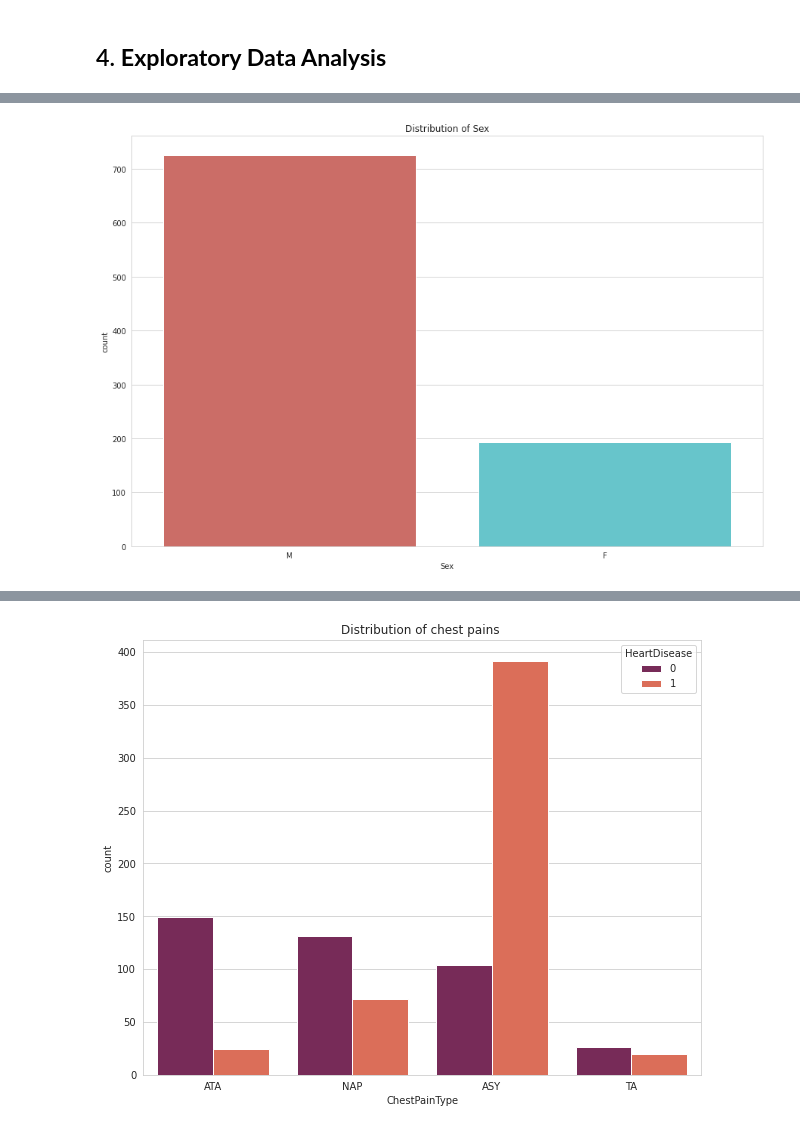
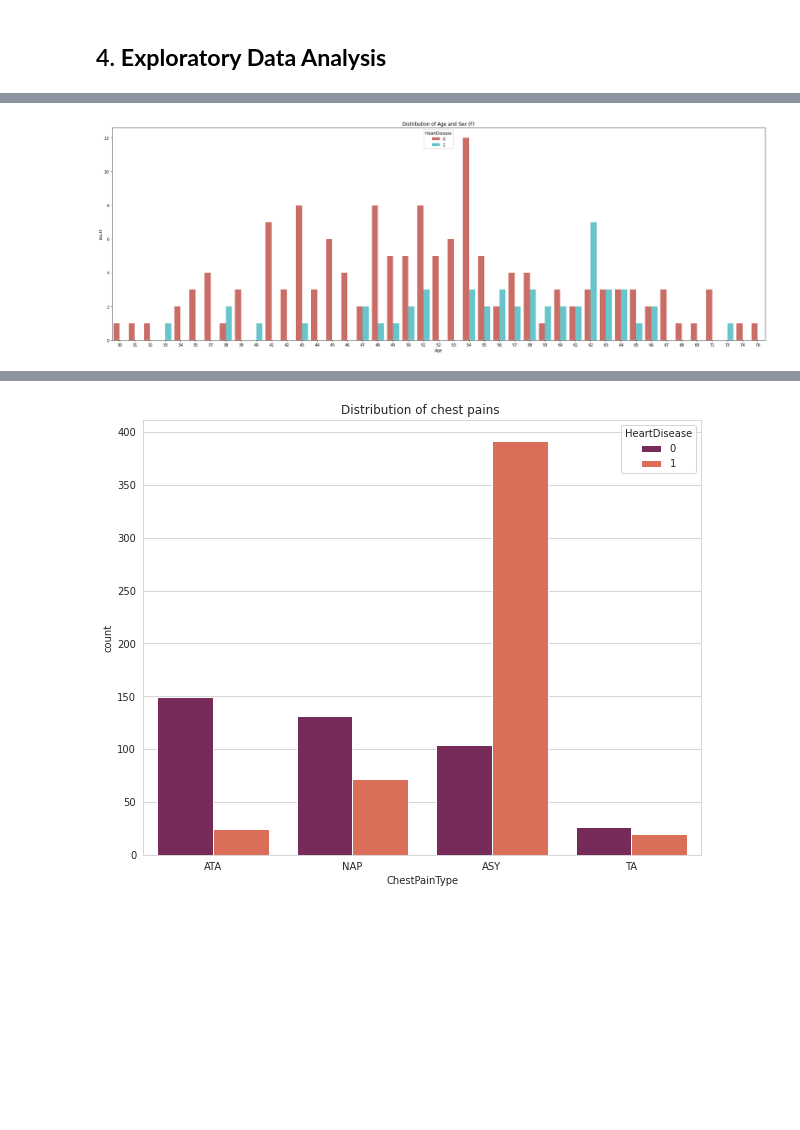
Before and after one commit to Nokulunga77/Heart-Failure-kaggle, a Jupyter notebook: Heart_Failure.ipynb, the cells around one changed output, grey strips where cells are left out. Cells and saved outputs as stored; diff of their text form; code cells hidden in the pictures; blank space fills up the shorter version.

```diff
--- a/Heart_Failure.ipynb
+++ b/Heart_Failure.ipynb
@@ -115,7 +237,7 @@ Name: HeartDisease, dtype: int64
 ## 4. **Exploratory Data Analysis**
 # %%
 from matplotlib import rcParams
-sns.countplot(x = 'Age', data = df, palette="hls")
-rcParams['figure.figsize'] = 25,10
-plt.title("Distribution of Age");
+sns.countplot(x = 'Age', data = df[df['Sex'] == 'M'], palette="hls", hue = 'HeartDisease' )
+rcParams['figure.figsize'] = 30,10
+plt.title("Distribution of Age and Sex (M)");
 # %% [output]
@@ -123,5 +245,6 @@ plt.title("Distribution of Age");
 # %%
-sns.countplot(x = 'Sex', data = df, palette="hls")
-plt.title("Distribution of Sex");
+sns.countplot(x = 'Age', data = df[df['Sex'] == 'F'] , palette="hls", hue = 'HeartDisease')
+rcParams['figure.figsize'] = 30,10
+plt.title("Distribution of Age and Sex (F)");
 # %% [output]
-[figure, old version]
+[figure, new version]
```
Also changed, not shown: parts of 16 cells of this notebook.
